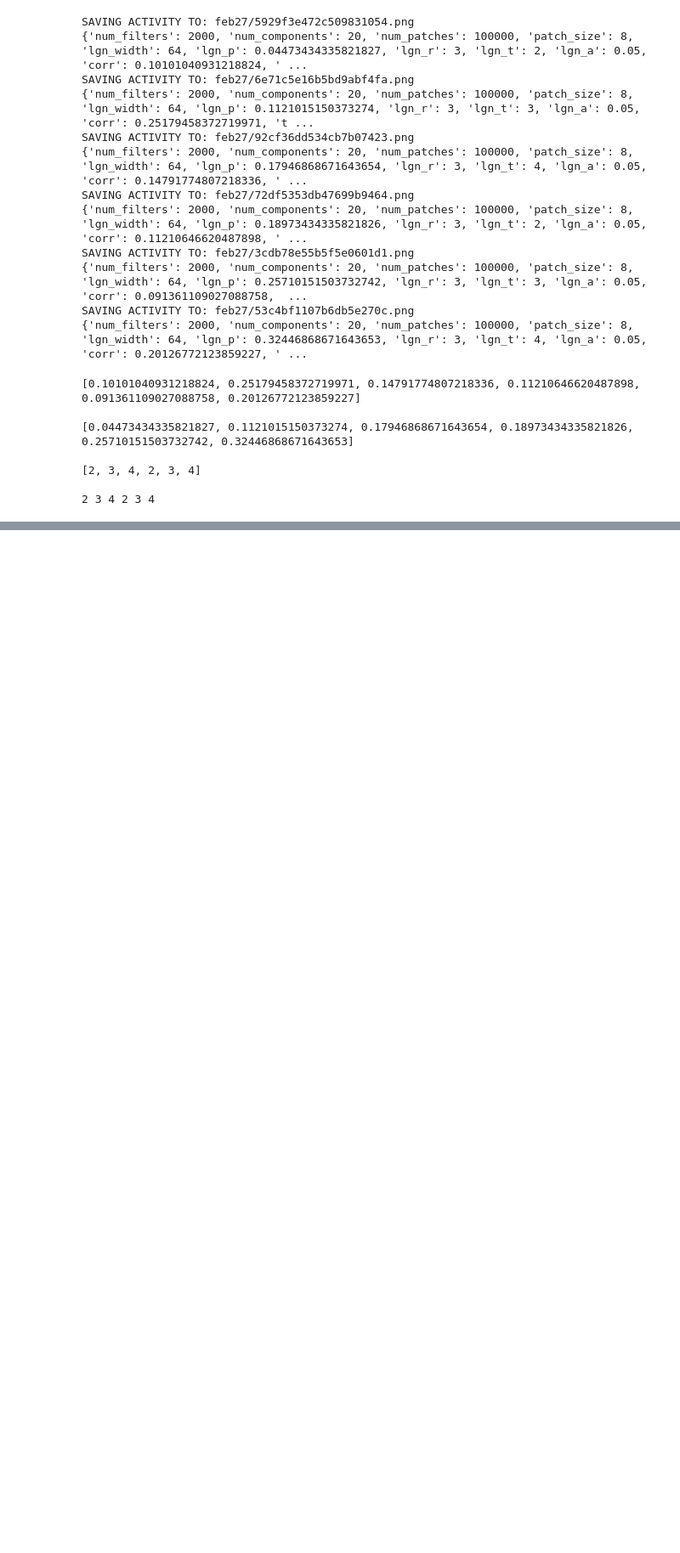
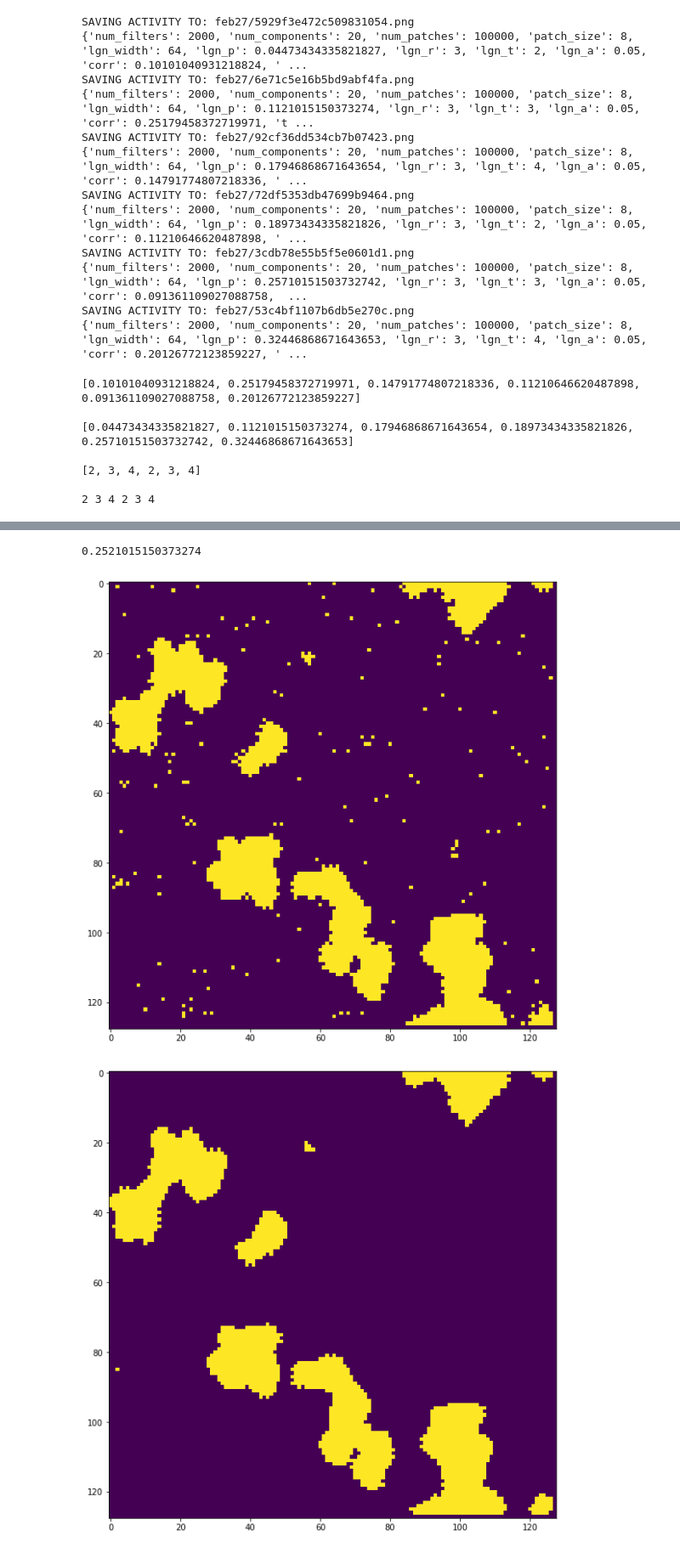
Before and after one commit to Wise61/depth_perception, a Jupyter notebook: lgn_corr-Copy2.ipynb, the cells around one changed output, grey strips where cells are left out. Shown at 85% size. Saved outputs shown, nothing was run; the diff lists cells and outputs as text; code cells hidden in the pictures; blank space fills up the shorter version.

```diff
--- a/lgn_corr-Copy2.ipynb
+++ b/lgn_corr-Copy2.ipynb
@@ -572,3 +572,33 @@ SAVING ACTIVITY TO: feb23_2018/d568dc471e40b6b0b675.png
 {'num_filters': 2000, 'num_components': 20, 'num_patches': 100000, 'patch_size': 8, 'lgn_width': 64, 'lgn_p': 0.13473434335821827, 'lgn_r': 3, 'lgn_t': 2, 'lgn_a': 0.05, 'corr': 0.26599147637795101, 'time': 'Wed, 28 Feb 2018 00:03:59 GMT', 'id': 'd568dc471e40b6b0b675'}
 SAVING ACTIVITY TO: feb23_2018/27c9d96d657d23c0ba7a.png
 {'num_filters': 2000, 'num_components': 20, 'num_patches': 100000, 'patch_size': 8, 'lgn_width': 64, 'lgn_p': 0.13473434335821827, 'lgn_r': 3, 'lgn_t': 2, 'lgn_a': 0.05, 'corr': 0.27595317580808237, 'time': 'Wed, 28 Feb 2018 00:26:52 GMT', 'id': '27c9d96d657d23c0ba7a'}
+# %%
+lgn_width = 128
+lgn_t = 3
+lgn_a = 0.05
+lgn_r = 3
+lgn_p = calculate_optimal_p(lgn_t,lgn_r,lgn_a) + 0.05
+print(lgn_p)
+
+
+
+L = LGN(width = lgn_width, p = lgn_p, r = lgn_r, t = lgn_t, trans = lgn_a, make_wave = True, num_layers=2, random_seed=randint(1,100))
+layer_activity = L.make_img_mat()
+plt.rcParams['figure.figsize'] = [20, 10]
+plt.imshow(layer_activity[0])
+plt.show()
+
+normal = np.array([[1,1,1],[1,0,1],[1,1,1]])
+conv2d = signal.convolve2d(layer_activity[0], normal, boundary='symm', mode='same')
+
+thresh = 4.0
+conv2d[np.where(conv2d >= thresh)]  = 255
+conv2d[np.where(conv2d < thresh)]  = 0
+
+
+plt.imshow(conv2d)
+plt.show()
+# %% [output]
+0.2521015150373274
+[figure, added]
+[figure, added]
```
Also changed, not shown: parts of 2 cells of this notebook, 1 other file.
